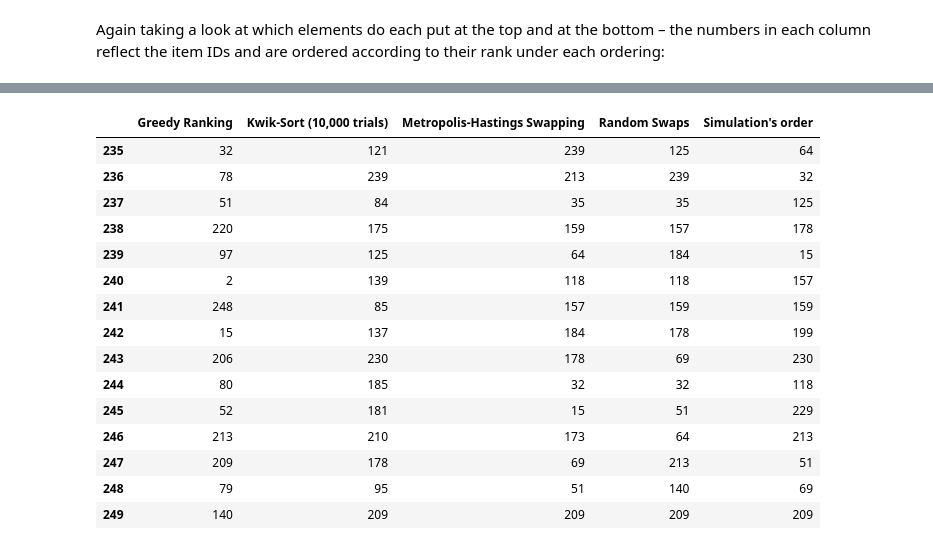
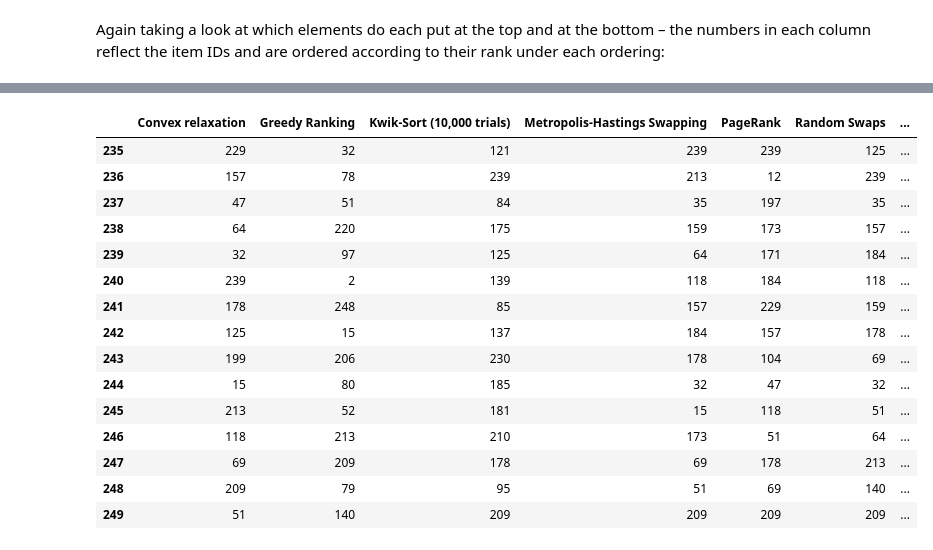
Before and after one commit to david-cortes/datascienceprojects, a Jupyter notebook: optimization/list_optimization.ipynb, the cells around one changed output, grey strips where cells are left out. Cells and saved outputs as stored; diff of their text form; code cells hidden in the pictures.

```diff
--- a/optimization/list_optimization.ipynb
+++ b/optimization/list_optimization.ipynb
@@ -671,6 +740,18 @@ time_kwiksort=time.time() - start_time
 np.random.seed(1)
 random.seed(1)
 start_time = time.time()
+pr_rank=pagerank(random_ordering,aggregated_preferences)
+time_pagerank=time.time() - start_time
+
+np.random.seed(1)
+random.seed(1)
+start_time = time.time()
+cvxrelax_rank=cvx_relaxation(random_ordering,aggregated_preferences)
+time_cvxrelax=time.time() - start_time
+
+np.random.seed(1)
+random.seed(1)
+start_time = time.time()
 rs_rank=random_swaps(random_ordering,aggregated_preferences,iterations=50000)
 time_random_swaps=time.time() - start_time
 
@@ -684,22 +765,30 @@ best_theoretical_order=list(np.argsort(-item_goodness))
 
 lst_scores={'Greedy Ranking':list_score(greedy_rank,aggregated_preferences),
             'Kwik-Sort (1,000 trials)':list_score(ks_rank,aggregated_preferences),
+            'PageRank (tuned epsilon)':list_score(pr_rank,aggregated_preferences),
+            'Convex relaxation':list_score(cvxrelax_rank,aggregated_preferences),
             'Random Swaps':list_score(rs_rank,aggregated_preferences),
             'Metropolis-Hastings Swapping':list_score(mh_rank,aggregated_preferences)
            }
 lst_times={'Greedy Ranking':time_greedy_rank,
             'Kwik-Sort (1,000 trials)':time_kwiksort,
+            'PageRank (tuned epsilon)':time_pagerank,
+            'Convex relaxation':time_cvxrelax,
             'Random Swaps':time_random_swaps,
             'Metropolis-Hastings Swapping':time_metropolis
            }
 
 lst_conc_pairs={'Greedy Ranking':'{:.2%}'.format(fraction_conc_pairs(greedy_rank,best_theoretical_order)),
             'Kwik-Sort (1,000 trials)':'{:.2%}'.format(fraction_conc_pairs(ks_rank,best_theoretical_order)),
+            'PageRank (tuned epsilon)':'{:.2%}'.format(fraction_conc_pairs(pr_rank,best_theoretical_order)),
+            'Convex relaxation':'{:.2%}'.format(fraction_conc_pairs(cvxrelax_rank,best_theoretical_order)),
             'Random Swaps':'{:.2%}'.format(fraction_conc_pairs(rs_rank,best_theoretical_order)),
             'Metropolis-Hastings Swapping':'{:.2%}'.format(fraction_conc_pairs(mh_rank,best_theoretical_order))
            }
 lst_sym_ap_cor={'Greedy Ranking':'{:.2%}'.format(sym_ap_cor(greedy_rank,best_theoretical_order)),
             'Kwik-Sort (1,000 trials)':'{:.2%}'.format(sym_ap_cor(ks_rank,best_theoretical_order)),
+            'PageRank (tuned epsilon)':'{:.2%}'.format(sym_ap_cor(pr_rank,best_theoretical_order)),
+            'Convex relaxation':'{:.2%}'.format(sym_ap_cor(cvxrelax_rank,best_theoretical_order)),
             'Random Swaps':'{:.2%}'.format(sym_ap_cor(rs_rank,best_theoretical_order)),
             'Metropolis-Hastings Swapping':'{:.2%}'.format(sym_ap_cor(mh_rank,best_theoretical_order))
            }
@@ -744,20 +834,21 @@ pd.DataFrame({"Simulation's order":best_theoretical_order,'Metropolis-Hastings S
 # %%
 pd.DataFrame({"Simulation's order":best_theoretical_order,'Metropolis-Hastings Swapping':mh_rank,
+              'PageRank':pr_rank, 'Convex relaxation':cvxrelax_rank,
               'Random Swaps':rs_rank,'Kwik-Sort (10,000 trials)':ks_rank,'Greedy Ranking':greedy_rank}).tail(15)
 # %% [output]
-|  | Greedy Ranking | Kwik-Sort (10,000 trials) | Metropolis-Hastings Swapping | Random Swaps | Simulation's order |
-| 235 | 32 | 121 | 239 | 125 | 64 |
-| 236 | 78 | 239 | 213 | 239 | 32 |
-| 237 | 51 | 84 | 35 | 35 | 125 |
-| 238 | 220 | 175 | 159 | 157 | 178 |
-| 239 | 97 | 125 | 64 | 184 | 15 |
-| 240 | 2 | 139 | 118 | 118 | 157 |
-| 241 | 248 | 85 | 157 | 159 | 159 |
-| 242 | 15 | 137 | 184 | 178 | 199 |
-| 243 | 206 | 230 | 178 | 69 | 230 |
-| 244 | 80 | 185 | 32 | 32 | 118 |
-| 245 | 52 | 181 | 15 | 51 | 229 |
-| 246 | 213 | 210 | 173 | 64 | 213 |
-| 247 | 209 | 178 | 69 | 213 | 51 |
-| 248 | 79 | 95 | 51 | 140 | 69 |
-| 249 | 140 | 209 | 209 | 209 | 209 |
+|  | Convex relaxation | Greedy Ranking | Kwik-Sort (10,000 trials) | Metropolis-Hastings Swapping | PageRank | Random Swaps | ... |
+| 235 | 229 | 32 | 121 | 239 | 239 | 125 | ... |
+| 236 | 157 | 78 | 239 | 213 | 12 | 239 | ... |
+| 237 | 47 | 51 | 84 | 35 | 197 | 35 | ... |
+| 238 | 64 | 220 | 175 | 159 | 173 | 157 | ... |
+| 239 | 32 | 97 | 125 | 64 | 171 | 184 | ... |
+| 240 | 239 | 2 | 139 | 118 | 184 | 118 | ... |
+| 241 | 178 | 248 | 85 | 157 | 229 | 159 | ... |
+| 242 | 125 | 15 | 137 | 184 | 157 | 178 | ... |
+| 243 | 199 | 206 | 230 | 178 | 104 | 69 | ... |
+| 244 | 15 | 80 | 185 | 32 | 47 | 32 | ... |
+| 245 | 213 | 52 | 181 | 15 | 118 | 51 | ... |
+| 246 | 118 | 213 | 210 | 173 | 51 | 64 | ... |
+| 247 | 69 | 209 | 178 | 69 | 178 | 213 | ... |
+| 248 | 209 | 79 | 95 | 51 | 69 | 140 | ... |
+| 249 | 51 | 140 | 209 | 209 | 209 | 209 | ... |
```
Also changed, not shown: parts of 12 cells of this notebook, 2 other files.
